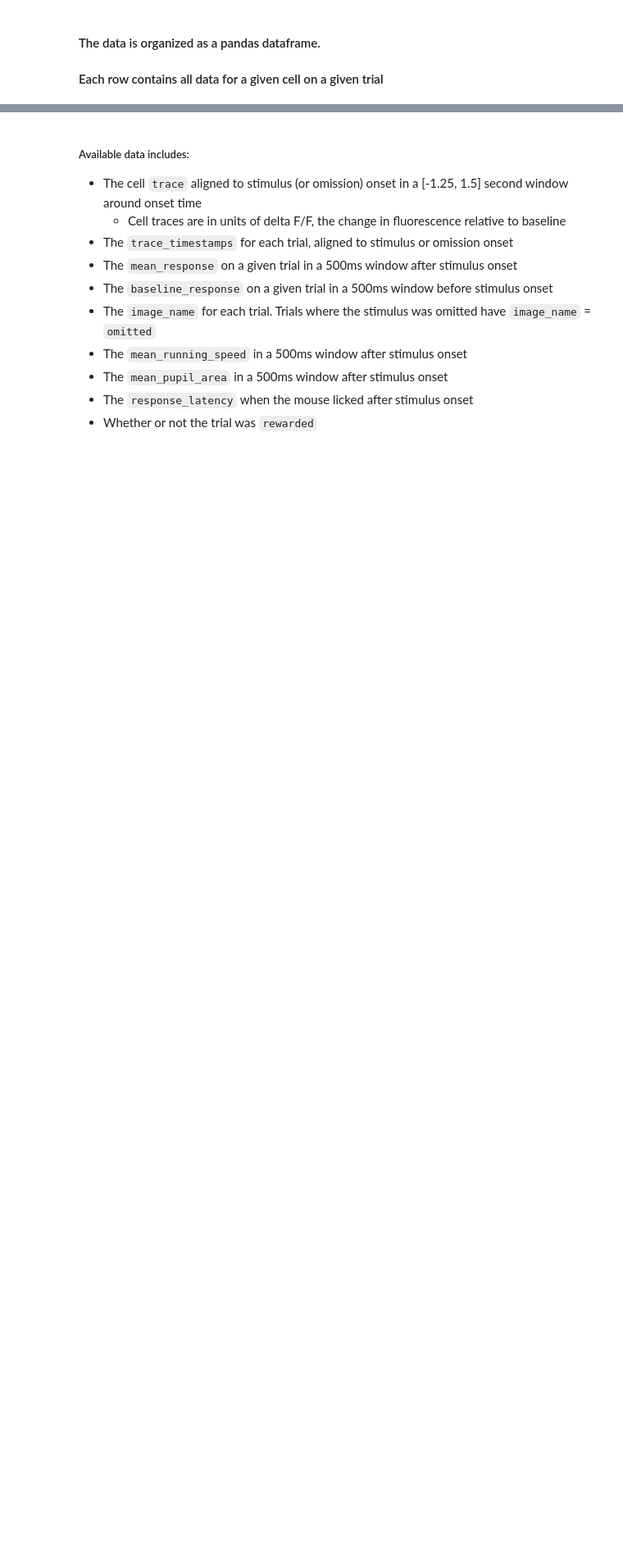
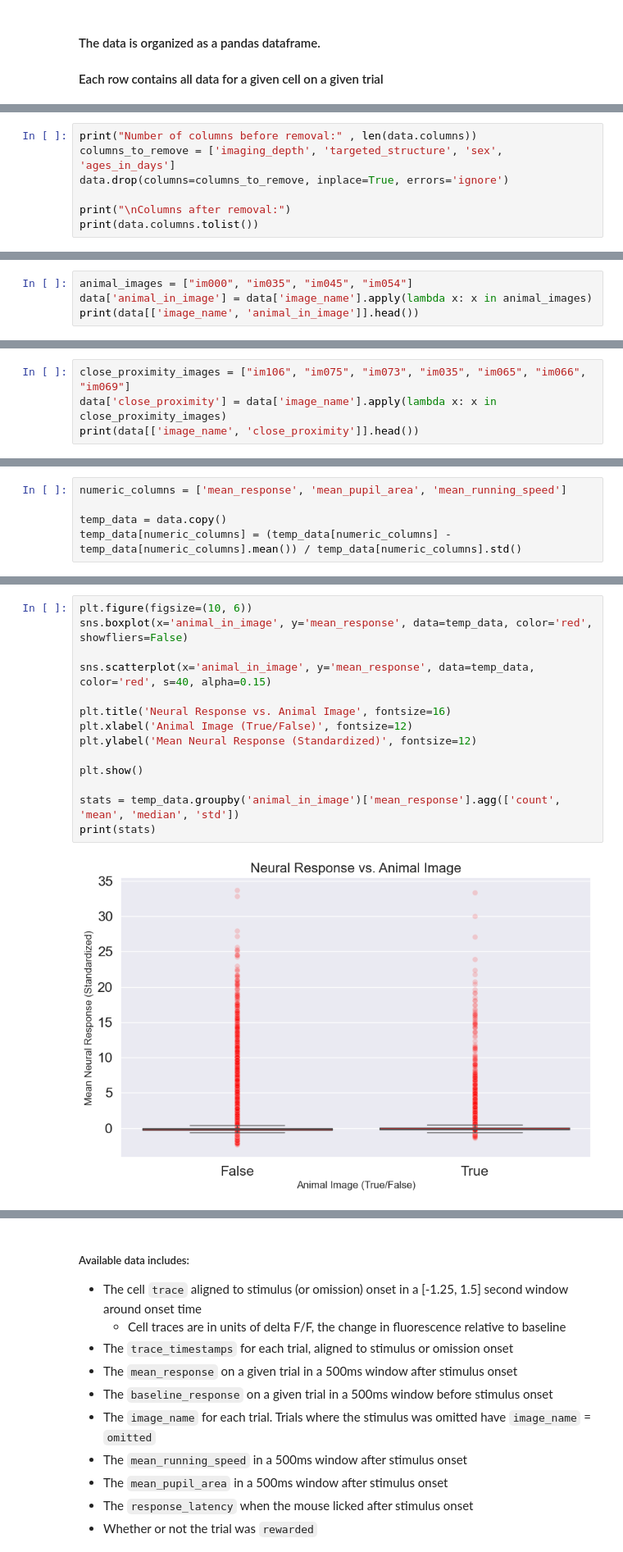
Before and after one commit to EugOT/CN-pr-Allen-Brain, a Jupyter notebook: load_Allen_Visual_Behavior_from_pre_processed_file.ipynb, the cells around one changed output, grey strips where cells are left out. Shown at 82% size. Saved outputs shown, nothing was run; the diff lists cells and outputs as text; blank space fills up the shorter version.

```diff
--- a/load_Allen_Visual_Behavior_from_pre_processed_file.ipynb
+++ b/load_Allen_Visual_Behavior_from_pre_processed_file.ipynb
@@ -112,0 +95,7 @@ data.sample(5)
+# %%
+print("Number of columns before removal:" , len(data.columns))
+columns_to_remove = ['imaging_depth', 'targeted_structure', 'sex', 'ages_in_days']
+data.drop(columns=columns_to_remove, inplace=True, errors='ignore')
+
+print("\nColumns after removal:")
+print(data.columns.tolist())
@@ -112,0 +120,4 @@ data.sample(5)
+# %%
+animal_images = ["im000", "im035", "im045", "im054"]
+data['animal_in_image'] = data['image_name'].apply(lambda x: x in animal_images)
+print(data[['image_name', 'animal_in_image']].head())
@@ -112,0 +131,4 @@ data.sample(5)
+# %%
+close_proximity_images = ["im106", "im075", "im073", "im035", "im065", "im066", "im069"]
+data['close_proximity'] = data['image_name'].apply(lambda x: x in close_proximity_images)
+print(data[['image_name', 'close_proximity']].head())
@@ -112,0 +142,5 @@ data.sample(5)
+# %%
+numeric_columns = ['mean_response', 'mean_pupil_area', 'mean_running_speed']
+
+temp_data = data.copy()
+temp_data[numeric_columns] = (temp_data[numeric_columns] - temp_data[numeric_columns].mean()) / temp_data[numeric_columns].std()
@@ -112,0 +150,16 @@ data.sample(5)
+# %%
+plt.figure(figsize=(10, 6))
+sns.boxplot(x='animal_in_image', y='mean_response', data=temp_data, color='red', showfliers=False)
+
+sns.scatterplot(x='animal_in_image', y='mean_response', data=temp_data, color='red', s=40, alpha=0.15)
+
+plt.title('Neural Response vs. Animal Image', fontsize=16)
+plt.xlabel('Animal Image (True/False)', fontsize=12)
+plt.ylabel('Mean Neural Response (Standardized)', fontsize=12)
+
+plt.show()
+
+stats = temp_data.groupby('animal_in_image')['mean_response'].agg(['count', 'mean', 'median', 'std'])
+print(stats)
+# %% [output]
+[figure, added]
```
Also changed, not shown: parts of 16 cells of this notebook.
